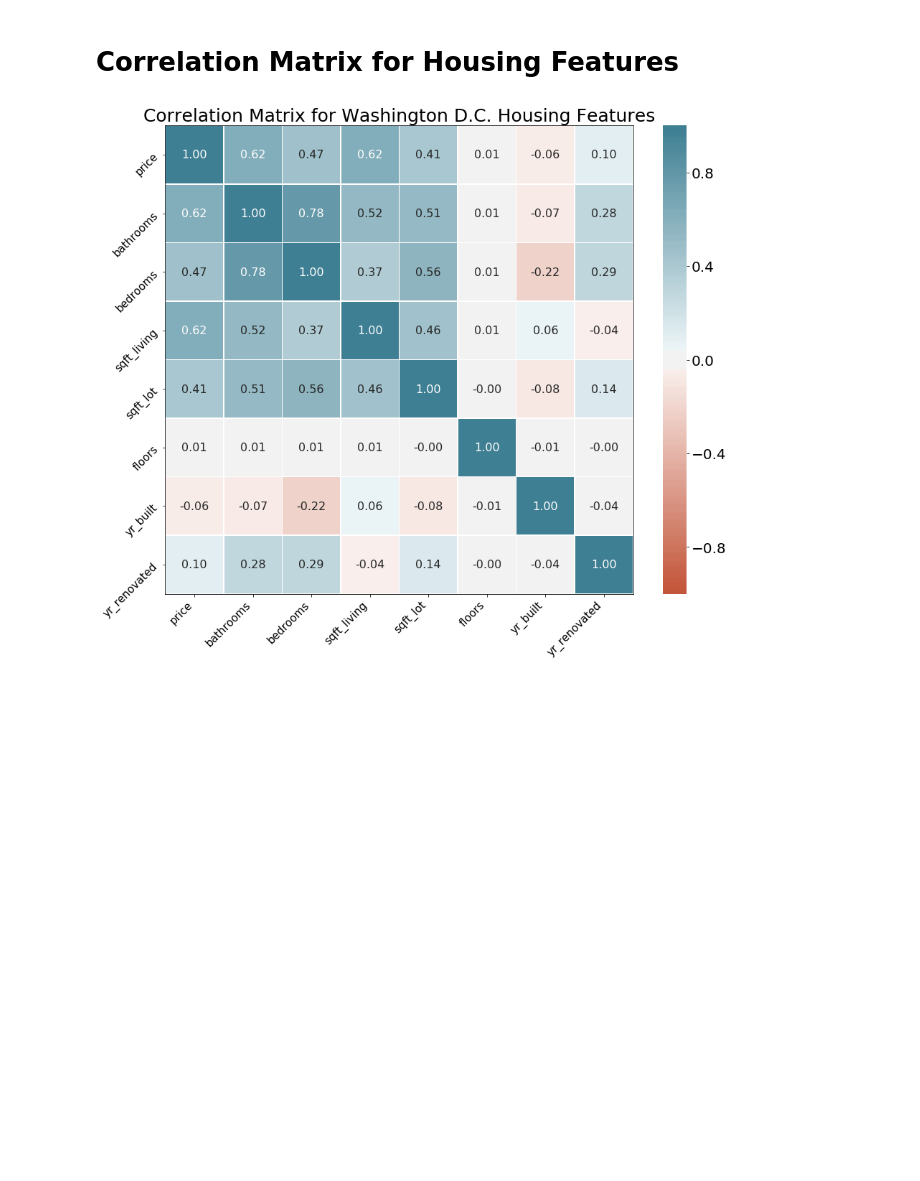
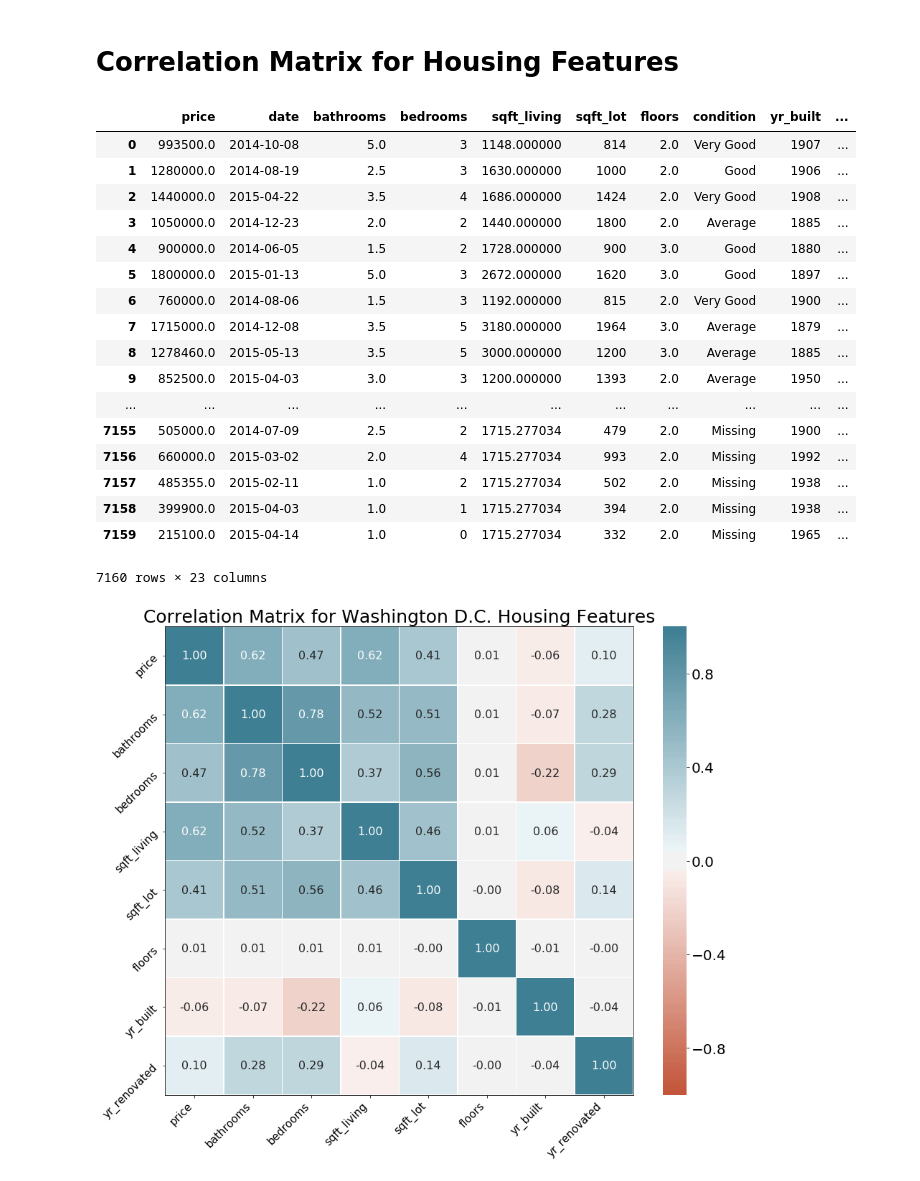
Before and after one commit to gyamane/Springboard, a Jupyter notebook: capstone_project_2/Exploratory_Data_Analysis.ipynb, the cells around one changed output. Drawn from its saved outputs; the diff is of its cells as text; code cells hidden in the pictures; blank space fills up the shorter version.

```diff
--- a/capstone_project_2/Exploratory_Data_Analysis.ipynb
+++ b/capstone_project_2/Exploratory_Data_Analysis.ipynb
@@ -458,6 +458,37 @@ plt.show()
 [figure]
 # %% [markdown]
 # Correlation Matrix for Housing Features
+# %%
+# Convert categorical variables to dummies
+def string_to_category(df):
+    df["month"] = df["month"].astype('category').cat.codes
+    df["condition"] = df["condition"].astype('category').cat.codes
+    df["grade"] = df["grade"].astype('category').cat.codes
+
+    return df
+
+dc_corr = dc_df.copy()
+kc_corr = kc_df.copy()
+dc_corr = string_to_category()
+# %% [output]
+|  | price | date | bathrooms | bedrooms | sqft_living | sqft_lot | floors | condition | yr_built | ... |
+| 0 | 993500.0 | 2014-10-08 | 5.0 | 3 | 1148.000000 | 814 | 2.0 | Very Good | 1907 | ... |
+| 1 | 1280000.0 | 2014-08-19 | 2.5 | 3 | 1630.000000 | 1000 | 2.0 | Good | 1906 | ... |
+| 2 | 1440000.0 | 2015-04-22 | 3.5 | 4 | 1686.000000 | 1424 | 2.0 | Very Good | 1908 | ... |
+| 3 | 1050000.0 | 2014-12-23 | 2.0 | 2 | 1440.000000 | 1800 | 2.0 | Average | 1885 | ... |
+| 4 | 900000.0 | 2014-06-05 | 1.5 | 2 | 1728.000000 | 900 | 3.0 | Good | 1880 | ... |
+| 5 | 1800000.0 | 2015-01-13 | 5.0 | 3 | 2672.000000 | 1620 | 3.0 | Good | 1897 | ... |
+| 6 | 760000.0 | 2014-08-06 | 1.5 | 3 | 1192.000000 | 815 | 2.0 | Very Good | 1900 | ... |
+| 7 | 1715000.0 | 2014-12-08 | 3.5 | 5 | 3180.000000 | 1964 | 3.0 | Average | 1879 | ... |
+| 8 | 1278460.0 | 2015-05-13 | 3.5 | 5 | 3000.000000 | 1200 | 3.0 | Average | 1885 | ... |
+| 9 | 852500.0 | 2015-04-03 | 3.0 | 3 | 1200.000000 | 1393 | 2.0 | Average | 1950 | ... |
+| ... | ... | ... | ... | ... | ... | ... | ... | ... | ... | ... |
+| 7155 | 505000.0 | 2014-07-09 | 2.5 | 2 | 1715.277034 | 479 | 2.0 | Missing | 1900 | ... |
+| 7156 | 660000.0 | 2015-03-02 | 2.0 | 4 | 1715.277034 | 993 | 2.0 | Missing | 1992 | ... |
+| 7157 | 485355.0 | 2015-02-11 | 1.0 | 2 | 1715.277034 | 502 | 2.0 | Missing | 1938 | ... |
+| 7158 | 399900.0 | 2015-04-03 | 1.0 | 1 | 1715.277034 | 394 | 2.0 | Missing | 1938 | ... |
+| 7159 | 215100.0 | 2015-04-14 | 1.0 | 0 | 1715.277034 | 332 | 2.0 | Missing | 1965 | ... |
+7160 rows × 23 columns
 # %%
 # Code referenced from: 'https://towardsdatascience.com/better-heatmaps-and-correlation-matrix-plots-in-python-41445d0f2bec'
 def create_corr(df, location):
```
